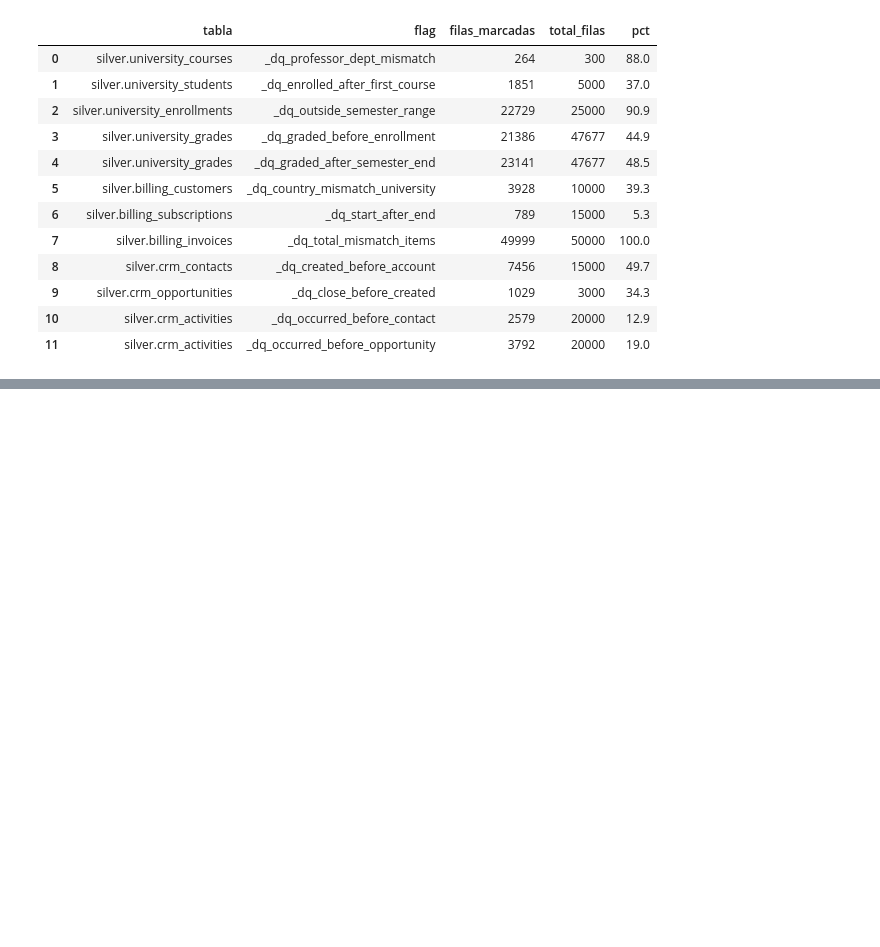
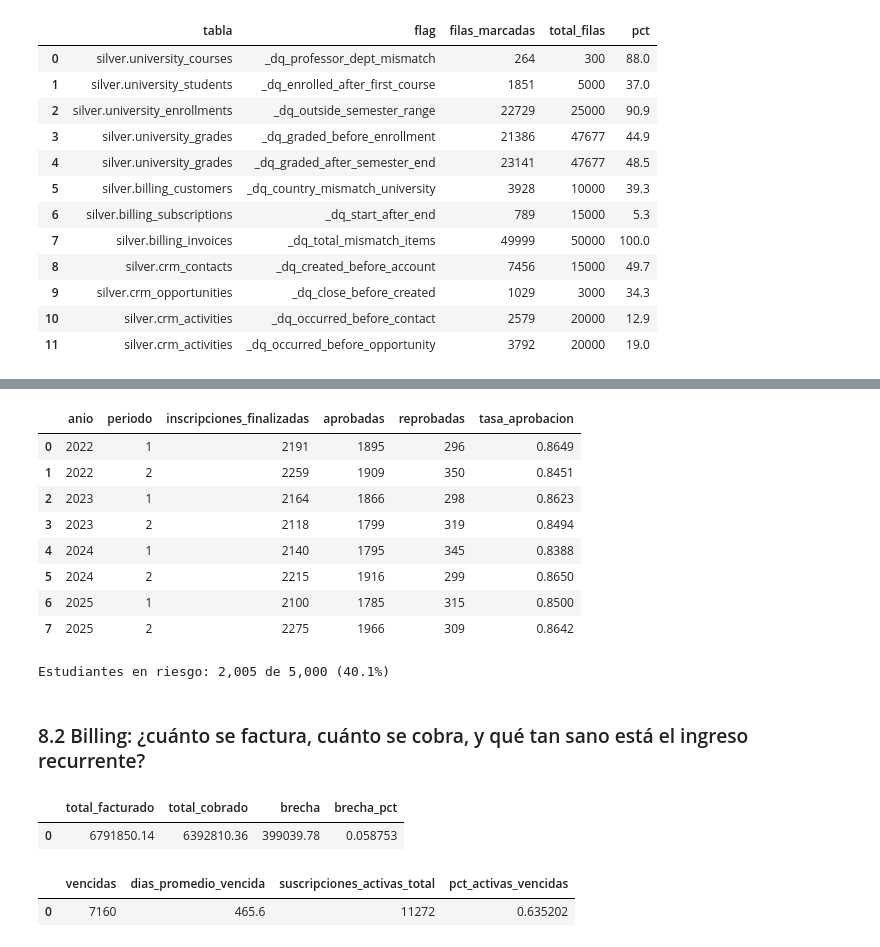
Before and after one commit to americadabeiba/BootCamp-V2, a Jupyter notebook: notebooks/documentacion/documentación.ipynb, the cells around one changed output, grey strips where cells are left out. Saved outputs shown, nothing was run; the diff lists cells and outputs as text; code cells hidden in the pictures; blank space fills up the shorter version.

```diff
--- a/notebooks/documentacion/documentación.ipynb
+++ b/notebooks/documentacion/documentación.ipynb
@@ -327,0 +467,51 @@ df_dq
+# %%
+# Tasa de aprobacion por semestre: ¿mejora, empeora o se mantiene estable?
+query = """
+SELECT anio, periodo, inscripciones_finalizadas, aprobadas, reprobadas, tasa_aprobacion
+FROM gold.kpi_tasa_aprobacion_semestre
+ORDER BY anio, periodo;
+"""
+pd.read_sql(query, engine)
+# %% [output]
+|  | anio | periodo | inscripciones_finalizadas | aprobadas | reprobadas | tasa_aprobacion |
+| 0 | 2022 | 1 | 2191 | 1895 | 296 | 0.8649 |
+| 1 | 2022 | 2 | 2259 | 1909 | 350 | 0.8451 |
+| 2 | 2023 | 1 | 2164 | 1866 | 298 | 0.8623 |
+| 3 | 2023 | 2 | 2118 | 1799 | 319 | 0.8494 |
+| 4 | 2024 | 1 | 2140 | 1795 | 345 | 0.8388 |
+| 5 | 2024 | 2 | 2215 | 1916 | 299 | 0.8650 |
+| 6 | 2025 | 1 | 2100 | 1785 | 315 | 0.8500 |
+| 7 | 2025 | 2 | 2275 | 1966 | 309 | 0.8642 |
+# %%
+# Estudiantes en riesgo (al menos 1 curso reprobado) sobre el total
+en_riesgo = pd.read_sql("SELECT COUNT(*) AS n FROM gold.kpi_estudiantes_en_riesgo", engine)["n"].iloc[0]
+total_estudiantes = pd.read_sql("SELECT COUNT(*) AS n FROM gold.dim_estudiante", engine)["n"].iloc[0]
+print(f"Estudiantes en riesgo: {en_riesgo:,} de {total_estudiantes:,} ({en_riesgo/total_estudiantes:.1%})")
+# %% [output]
+Estudiantes en riesgo: 2,005 de 5,000 (40.1%)
+# %% [markdown]
+### 8.2 Billing: ¿cuánto se factura, cuánto se cobra, y qué tan sano está el ingreso recurrente?
+# %%
+# Brecha facturado vs cobrado, acumulada sobre todo el historico
+query = "SELECT SUM(total_facturado) AS total_facturado, SUM(total_cobrado) AS total_cobrado FROM gold.kpi_facturacion_mensual;"
+df_brecha = pd.read_sql(query, engine)
+df_brecha["brecha"] = df_brecha["total_facturado"] - df_brecha["total_cobrado"]
+df_brecha["brecha_pct"] = df_brecha["brecha"] / df_brecha["total_facturado"]
+df_brecha
+# %% [output]
+|  | total_facturado | total_cobrado | brecha | brecha_pct |
+| 0 | 6791850.14 | 6392810.36 | 399039.78 | 0.058753 |
+# %%
+# Suscripciones activas con fecha de fin ya vencida (posible fuga de ingreso recurrente sin dar de baja)
+query = """
+SELECT COUNT(*) AS vencidas, ROUND(AVG(dias_vencida), 1) AS dias_promedio_vencida
+FROM gold.kpi_suscripciones_vencidas;
+"""
+vencidas = pd.read_sql(query, engine)
+activas = pd.read_sql("SELECT COUNT(*) AS n FROM gold.fact_suscripciones WHERE status = 'active'", engine)["n"].iloc[0]
+vencidas["suscripciones_activas_total"] = activas
+vencidas["pct_activas_vencidas"] = vencidas["vencidas"] / activas
+vencidas
+# %% [output]
+|  | vencidas | dias_promedio_vencida | suscripciones_activas_total | pct_activas_vencidas |
+| 0 | 7160 | 465.6 | 11272 | 0.635202 |
```
Also changed, not shown: parts of 19 cells of this notebook.
